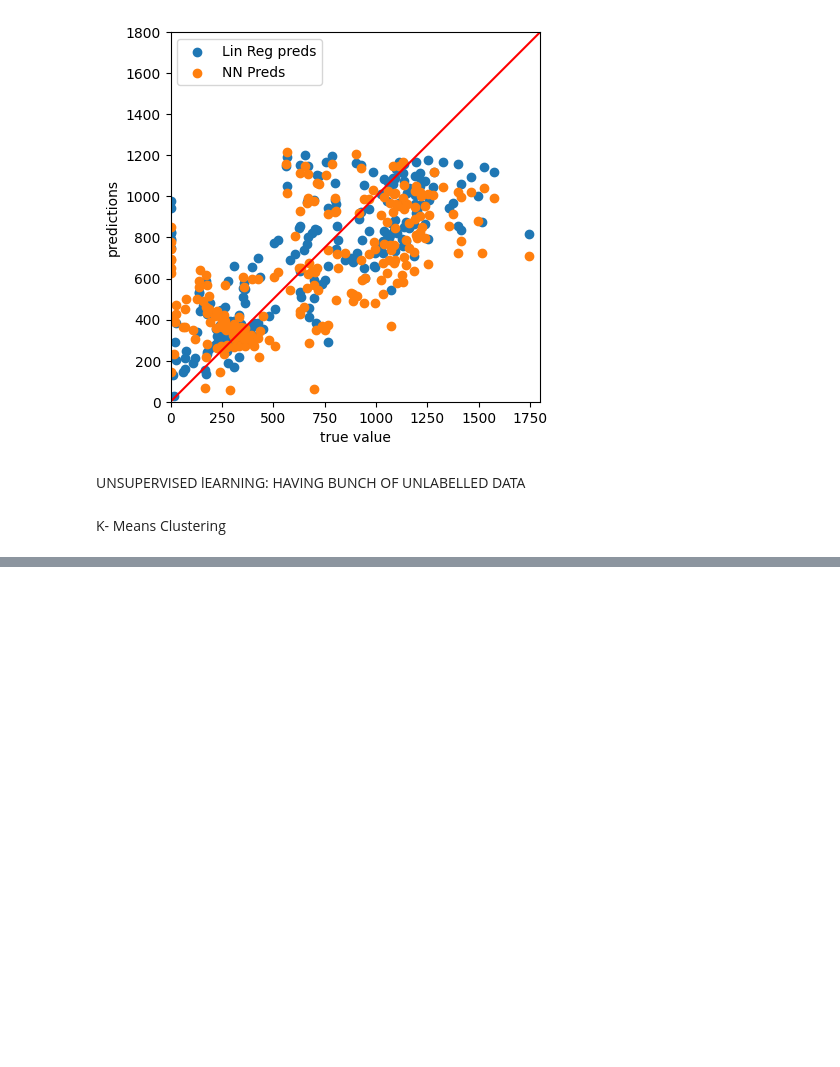
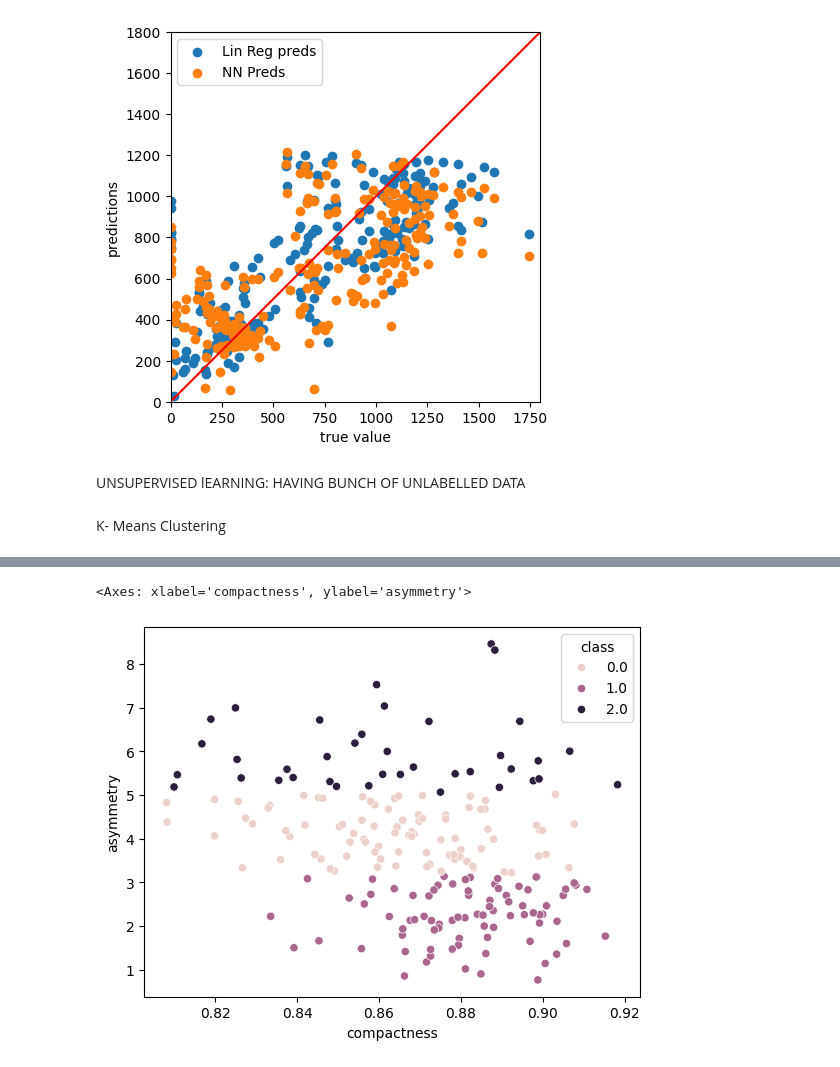
Before and after one commit to mdfaizanashrafi/myMachineLearning, a Jupyter notebook: models1.ipynb, the cells around one changed output, grey strips where cells are left out. Cells and saved outputs as stored; diff of their text form; code cells hidden in the pictures; blank space fills up the shorter version.

```diff
--- a/models1.ipynb
+++ b/models1.ipynb
@@ -261,0 +330,11 @@ K- Means Clustering
+# %%
+#Higher Dimentions:
+
+z = df[cols[:-1]].values
+kmeans = KMeans(n_clusters=3).fit(z)
+cluster_df = pd.DataFrame(np.hstack((z, clusters.reshape(-1,1))), columns= df.columns)
+# %%
+sns.scatterplot(x=x , y=y, hue="class", data=cluster_df)
+# %% [output]
+<Axes: xlabel='compactness', ylabel='asymmetry'>
+[figure, added]
```
Also changed, not shown: parts of 20 cells of this notebook, 2 other files.
